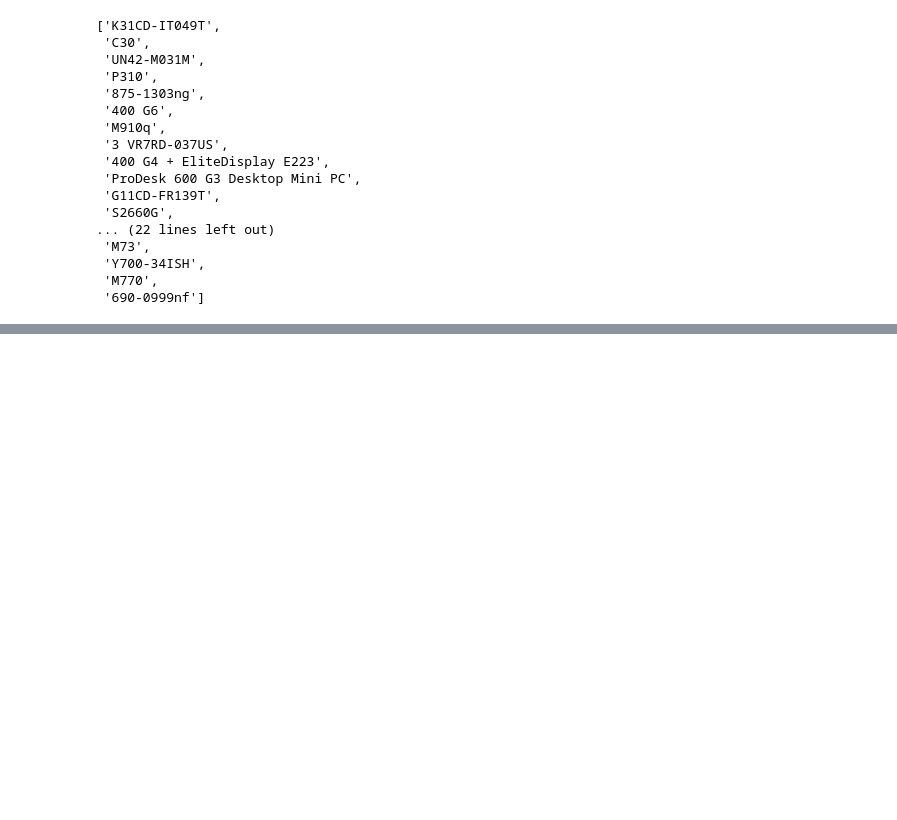
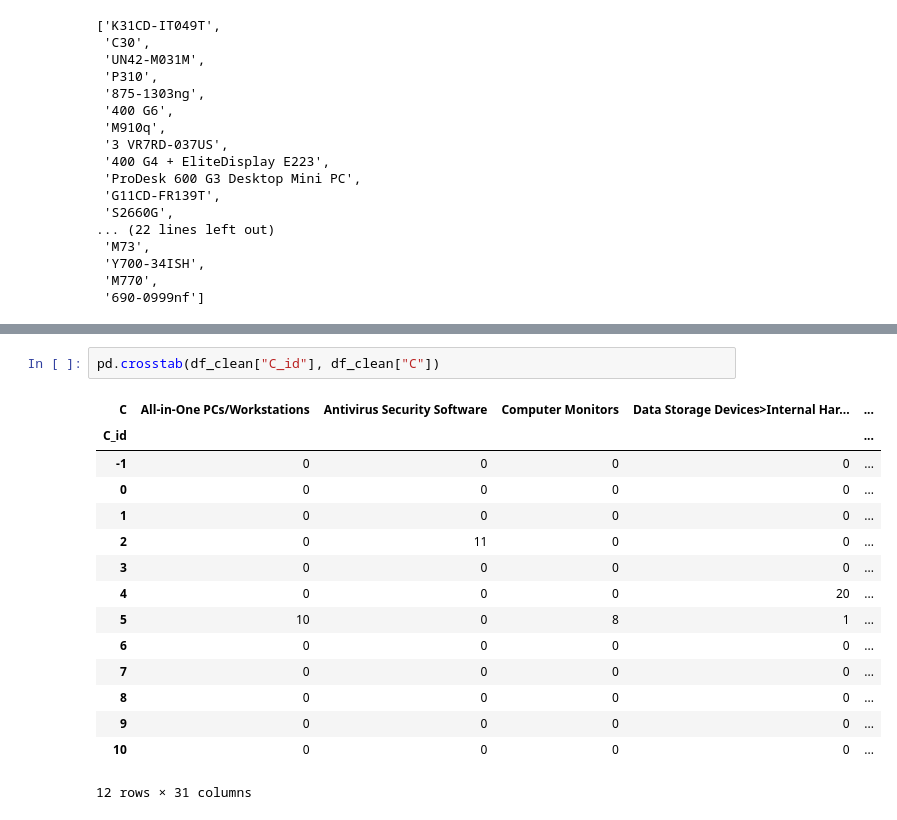
Before and after one commit to AlistairPereira/Taxonomy_Buidling_Textual_Corpora, a Jupyter notebook: prompt_engineering/data/prompt_engineering_exploration.ipynb, the cells around one changed output, grey strips where cells are left out. Drawn from its saved outputs; the diff is of its cells as text; blank space fills up the shorter version.

```diff
--- a/prompt_engineering/data/prompt_engineering_exploration.ipynb
+++ b/prompt_engineering/data/prompt_engineering_exploration.ipynb
@@ -844,0 +780,18 @@ df_clean[["ProductName", "C_id", "C_name"]].head(20)
+# %%
+pd.crosstab(df_clean["C_id"], df_clean["C"])
+# %% [output]
+| C | All-in-One PCs/Workstations | Antivirus Security Software | Computer Monitors | Data Storage Devices>Internal Har... | ... |
+| C_id |  |  |  |  | ... |
+| -1 | 0 | 0 | 0 | 0 | ... |
+| 0 | 0 | 0 | 0 | 0 | ... |
+| 1 | 0 | 0 | 0 | 0 | ... |
+| 2 | 0 | 11 | 0 | 0 | ... |
+| 3 | 0 | 0 | 0 | 0 | ... |
+| 4 | 0 | 0 | 0 | 20 | ... |
+| 5 | 10 | 0 | 8 | 1 | ... |
+| 6 | 0 | 0 | 0 | 0 | ... |
+| 7 | 0 | 0 | 0 | 0 | ... |
+| 8 | 0 | 0 | 0 | 0 | ... |
+| 9 | 0 | 0 | 0 | 0 | ... |
+| 10 | 0 | 0 | 0 | 0 | ... |
+12 rows × 31 columns
```
Also changed, not shown: parts of 35 cells of this notebook.
